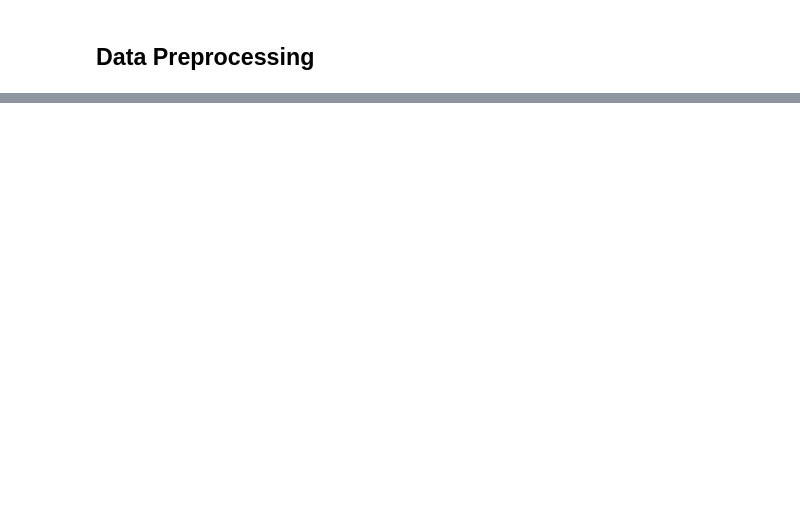
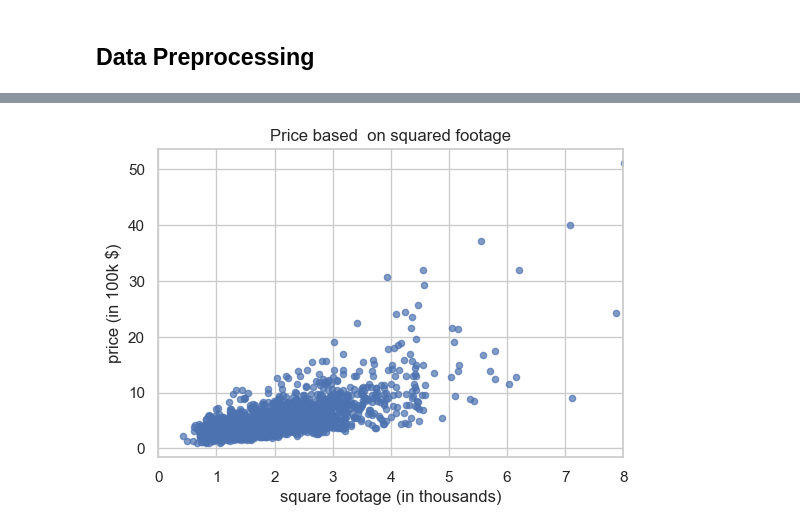
Before and after one commit to KeaganRee/CST383-project2-housing-prices, a Jupyter notebook: Project2.ipynb, the cells around one changed output, grey strips where cells are left out. Cells and saved outputs as stored; diff of their text form; code cells hidden in the pictures; blank space fills up the shorter version.

```diff
--- a/Project2.ipynb
+++ b/Project2.ipynb
@@ -91,0 +96,8 @@ df.sample(10)
+# %%
+df.sample(2000).plot.scatter(x='sqft_living_scaled', y='price_scaled', alpha=0.7)
+plt.title('Price based  on squared footage')
+plt.xlabel('square footage (in thousands)')
+plt.ylabel('price (in 100k $)')
+plt.xlim(0,8);
+# %% [output]
+[figure, added]
```
Also changed, not shown: parts of 32 cells of this notebook.
